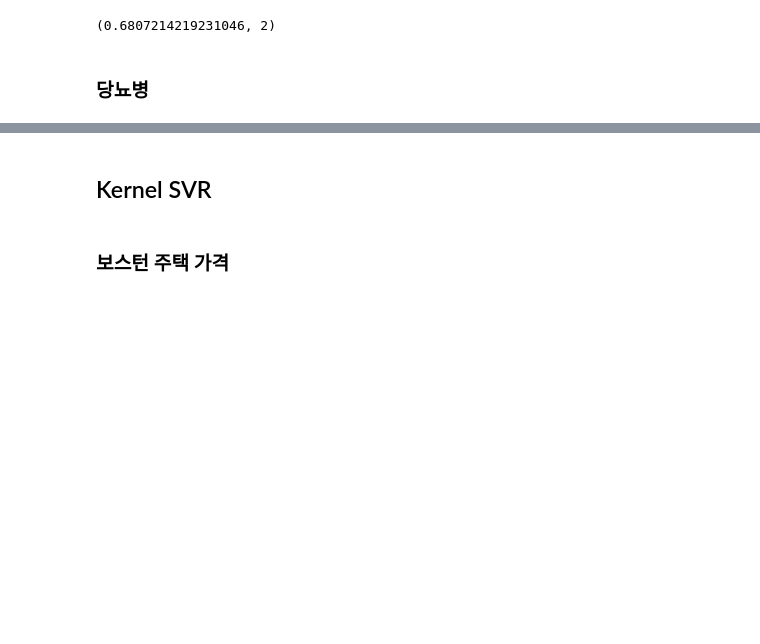
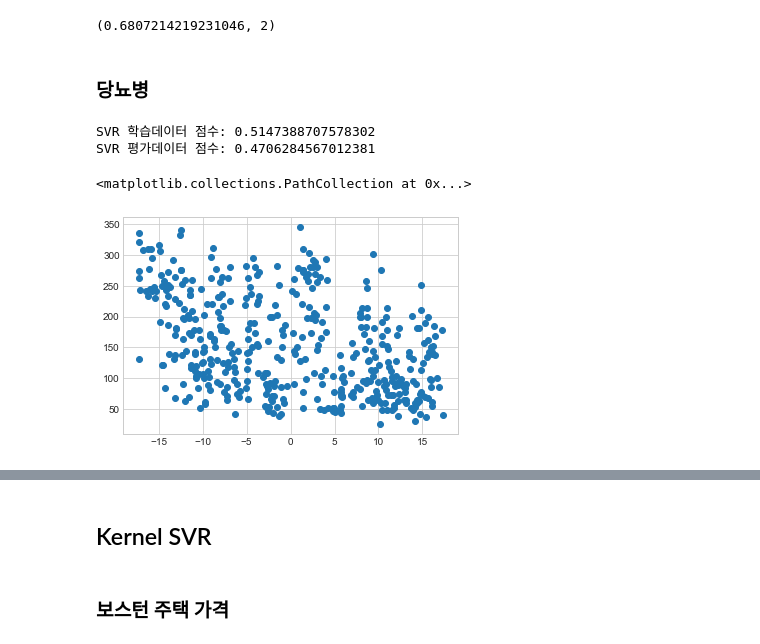
Before and after one commit to fasthill/scikit-learn-study, a Jupyter notebook: 4. Support_Vector_Machines.ipynb, the cells around one changed output, grey strips where cells are left out. Cells and saved outputs as stored; diff of their text form; code cells hidden in the pictures; blank space fills up the shorter version.

Commit message:
add linear, rbf

```diff
--- a/4. Support_Vector_Machines.ipynb
+++ b/4. Support_Vector_Machines.ipynb
@@ -308,3 +308,7 @@ gs.best_score_ , gs.best_index_
 (0.6807214219231046, 2)
 # %% [markdown]
 ### 당뇨병
+# %%
+X, y = load_diabetes(return_X_y=True)
+X, y = shuffle(X, y, random_state=seed)
+X_train, X_test, y_train, y_test = train_test_split(X, y, test_size=0.2, random_state=seed)
@@ -310,0 +320,16 @@ gs.best_score_ , gs.best_index_
+# %%
+model = None
+model = SVR(kernel='linear')
+model.fit(X_train, y_train)
+
+print('SVR 학습데이터 점수: {}'.format(model.score(X_train, y_train)))
+print('SVR 평가데이터 점수: {}'.format(model.score(X_test, y_test)))
+# %% [output]
+SVR 학습데이터 점수: 0.5147388707578302
+SVR 평가데이터 점수: 0.4706284567012381
+# %%
+X_comp = TSNE(n_components=1).fit_transform(X)
+plt.scatter(X_comp, y)
+# %% [output]
+<matplotlib.collections.PathCollection at 0x...>
+[figure, added]
```
Also changed, not shown: parts of 31 cells of this notebook.
